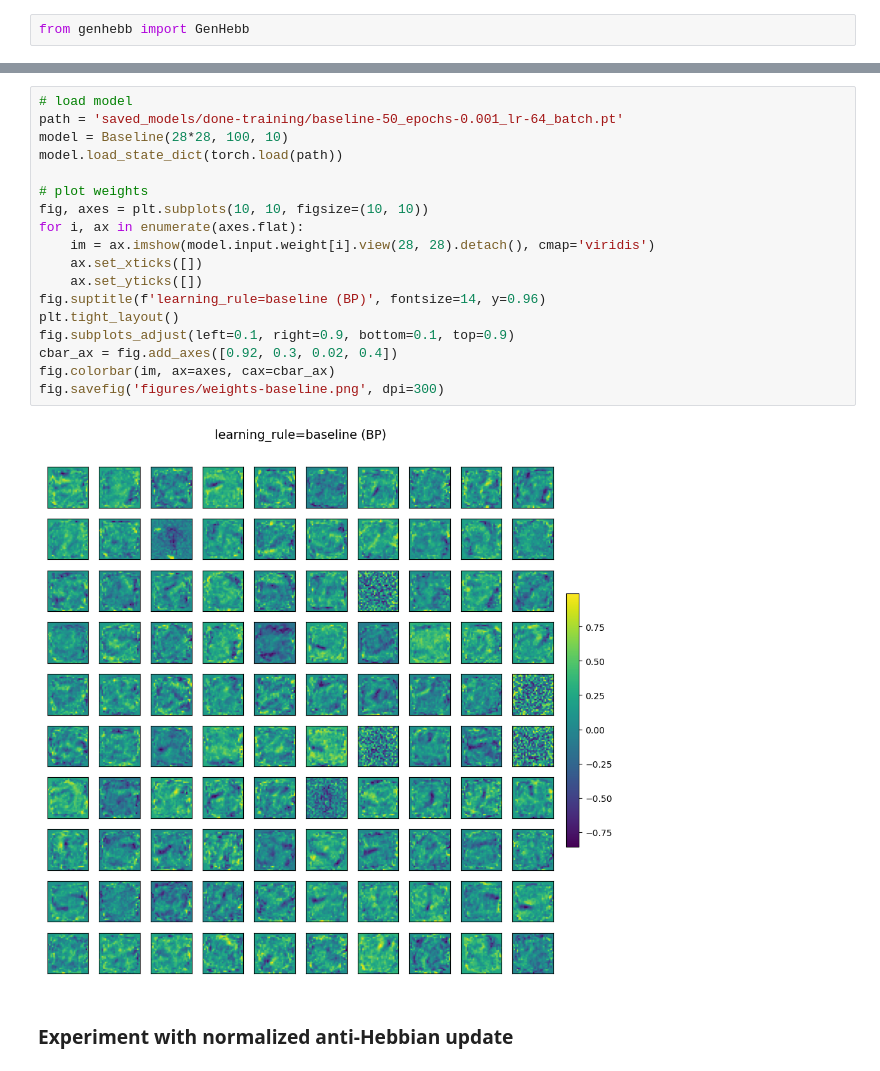
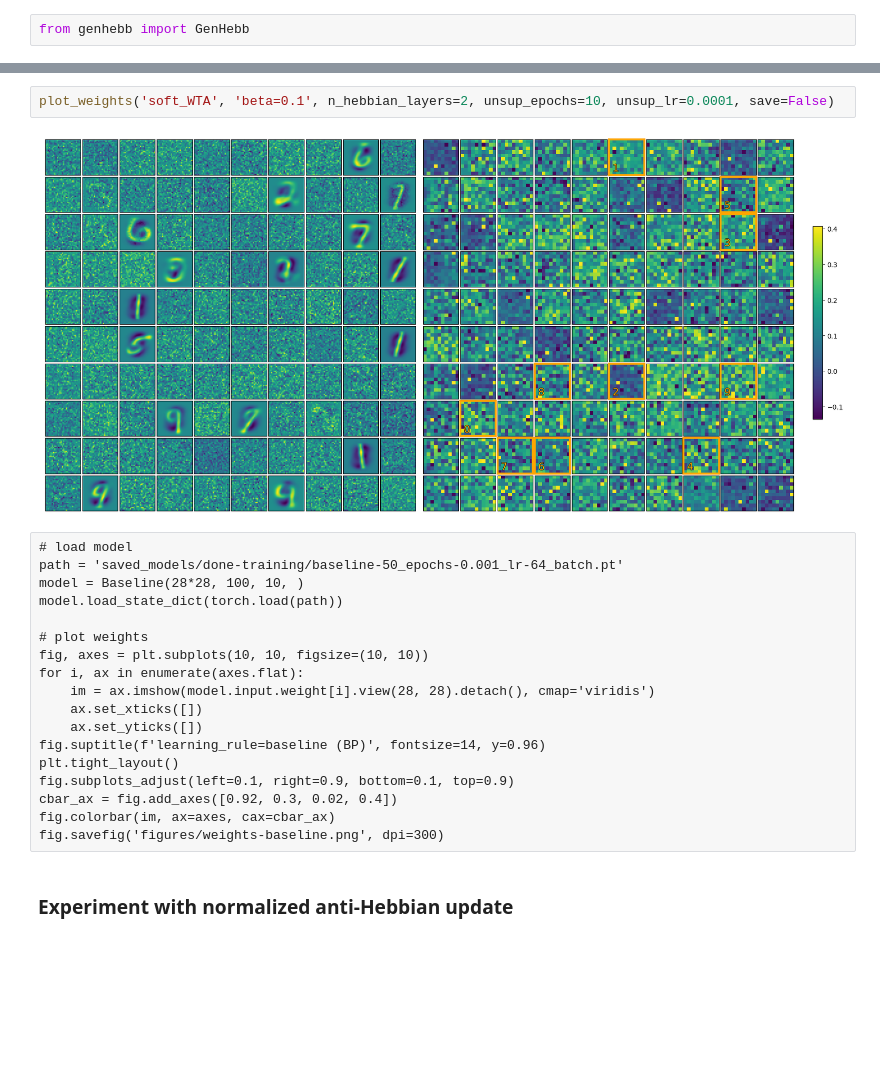
Before and after one commit to cutterdawes/HebbianLearning, a Jupyter notebook: experimental.ipynb, the cells around one changed output, grey strips where cells are left out. Saved outputs shown, nothing was run; the diff lists cells and outputs as text; blank space fills up the shorter version.

```diff
--- a/experimental.ipynb
+++ b/experimental.ipynb
@@ -286,23 +306,25 @@ plot_weights('soft_WTA', 'temp=1000.0', 1, 0.01)
-# %%
-# load model
-path = 'saved_models/done-training/baseline-50_epochs-0.001_lr-64_batch.pt'
-model = Baseline(28*28, 100, 10)
-model.load_state_dict(torch.load(path))
-
-# plot weights
-fig, axes = plt.subplots(10, 10, figsize=(10, 10))
-for i, ax in enumerate(axes.flat):
-    im = ax.imshow(model.input.weight[i].view(28, 28).detach(), cmap='viridis')
-    ax.set_xticks([])
-    ax.set_yticks([])
-fig.suptitle(f'learning_rule=baseline (BP)', fontsize=14, y=0.96)
-plt.tight_layout()
-fig.subplots_adjust(left=0.1, right=0.9, bottom=0.1, top=0.9)
-cbar_ax = fig.add_axes([0.92, 0.3, 0.02, 0.4])
-fig.colorbar(im, ax=axes, cax=cbar_ax)
-fig.savefig('figures/weights-baseline.png', dpi=300)
-# %% [output]
-[figure, removed]
+# %%
+plot_weights('soft_WTA', 'beta=0.1', n_hebbian_layers=2, unsup_epochs=10, unsup_lr=0.0001, save=False)
+# %% [output]
+[figure, added]
+# %% [raw]
+# load model
+path = 'saved_models/done-training/baseline-50_epochs-0.001_lr-64_batch.pt'
+model = Baseline(28*28, 100, 10, )
+model.load_state_dict(torch.load(path))
+
+# plot weights
+fig, axes = plt.subplots(10, 10, figsize=(10, 10))
+for i, ax in enumerate(axes.flat):
+    im = ax.imshow(model.input.weight[i].view(28, 28).detach(), cmap='viridis')
+    ax.set_xticks([])
+    ax.set_yticks([])
+fig.suptitle(f'learning_rule=baseline (BP)', fontsize=14, y=0.96)
+plt.tight_layout()
+fig.subplots_adjust(left=0.1, right=0.9, bottom=0.1, top=0.9)
+cbar_ax = fig.add_axes([0.92, 0.3, 0.02, 0.4])
+fig.colorbar(im, ax=axes, cax=cbar_ax)
+fig.savefig('figures/weights-baseline.png', dpi=300)
 # %% [markdown]
 ### Experiment with normalized anti-Hebbian update
 # %%
```
Also changed, not shown: parts of 4 cells of this notebook, 2 other files.
